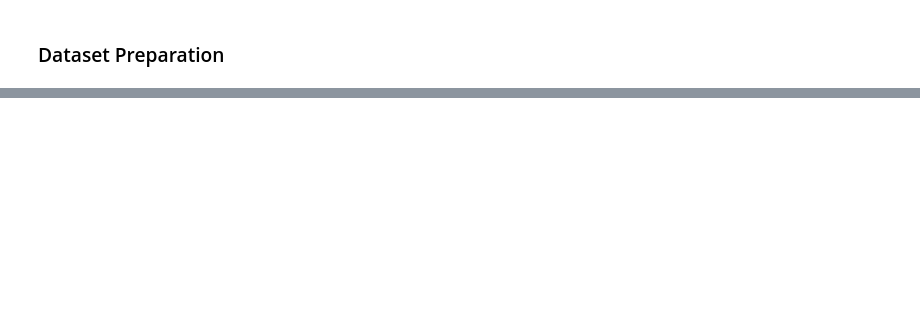
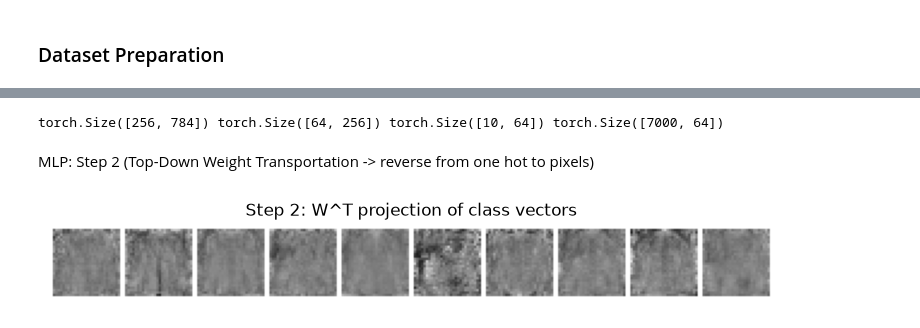
Before and after one commit to 1loral1/generative-model-comparison-study, a Jupyter notebook: main.ipynb, the cells around one changed output, grey strips where cells are left out. Drawn from its saved outputs; the diff is of its cells as text; code cells hidden in the pictures; blank space fills up the shorter version.

```diff
--- a/main.ipynb
+++ b/main.ipynb
@@ -171,0 +66,11 @@ Test Accuracy: 0.8952857142857142
+# %%
+# Train, Validate, Test
+set_seed(42)
+model = MLP().to(DEVICE)
+opt = torch.optim.Adam(model.parameters(), lr=1e-3, betas=(0.9, 0.999), eps=1e-8, weight_decay=0)
+
+history = train_classifier("mlp", model, opt, train_dl, val_dl, epochs=EPOCHS)
+
+test_loss, test_acc = evaluate_classifier(model, test_dl)
+print("Test Loss    :", test_loss)
+print("Test Accuracy:", test_acc)
@@ -171,0 +95,25 @@ Test Accuracy: 0.8952857142857142
+# %%
+# save weights (for Step 2-3)
+W1 = model.fc1.weight.detach()   # (256, 784)
+W2 = model.fc2.weight.detach()   # (64, 256)
+W3 = model.fc3.weight.detach()   # (10, 64)
+torch.save({"W1": W1.cpu(), "W2": W2.cpu(), "W3": W3.cpu()}, CKPT_DIR / "mlp_weights.pt")
+
+# save z_mlp of the test set (for Step 3-5)
+z_mlp, y_test = extract_latents(model, test_dl)   # (7000, 64), (7000,)
+torch.save({"z": z_mlp, "y": y_test}, CKPT_DIR / "z_mlp.pt")
+print(W1.shape, W2.shape, W3.shape, z_mlp.shape)
+# %% [output]
+torch.Size([256, 784]) torch.Size([64, 256]) torch.Size([10, 64]) torch.Size([7000, 64])
+# %% [markdown]
+MLP: Step 2 (Top-Down Weight Transportation -> reverse from one hot to pixels)
+# %%
+Y = torch.eye(10, device=W3.device) # 10 sample one hot 1 per class
+
+z_hat  = F.relu(Y @ W3)             # (10,10) @ (10,64)   -> (10,64)
+h1_hat = F.relu(z_hat @ W2)         # (10,64) @ (64,256)  -> (10,256)
+x_hat  = torch.sigmoid(h1_hat @ W1) # (10,256) @ (256,784)-> (10,784)
+
+show_grid(x_hat.view(10, 1, 28, 28), nrow=10, title="Step 2: W^T projection of class vectors")
+# %% [output]
+[figure, added]
```
Also changed, not shown: parts of 34 cells of this notebook, 15 other files.
